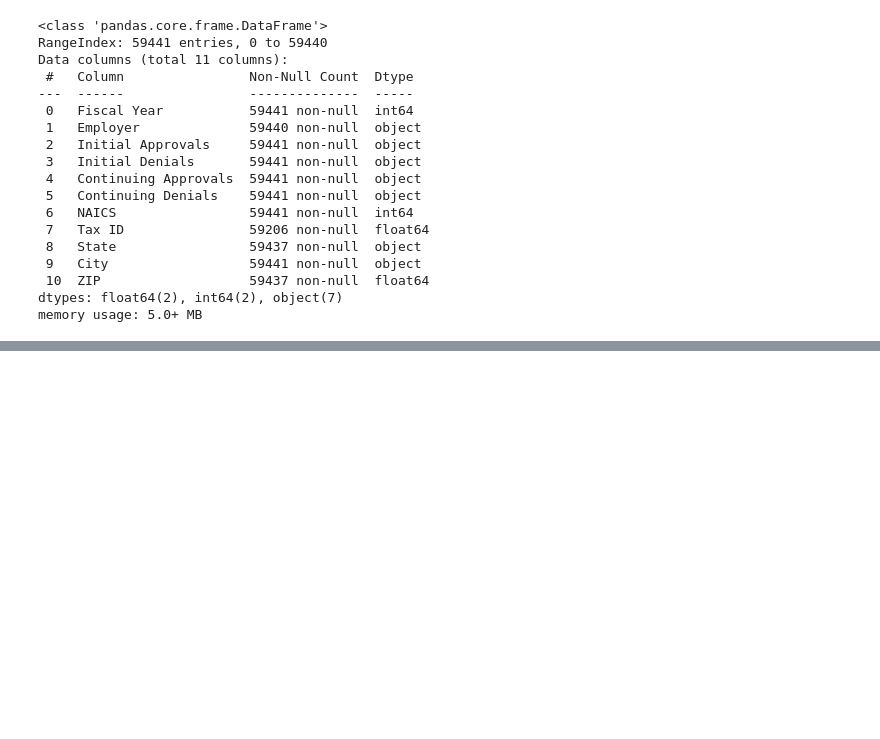
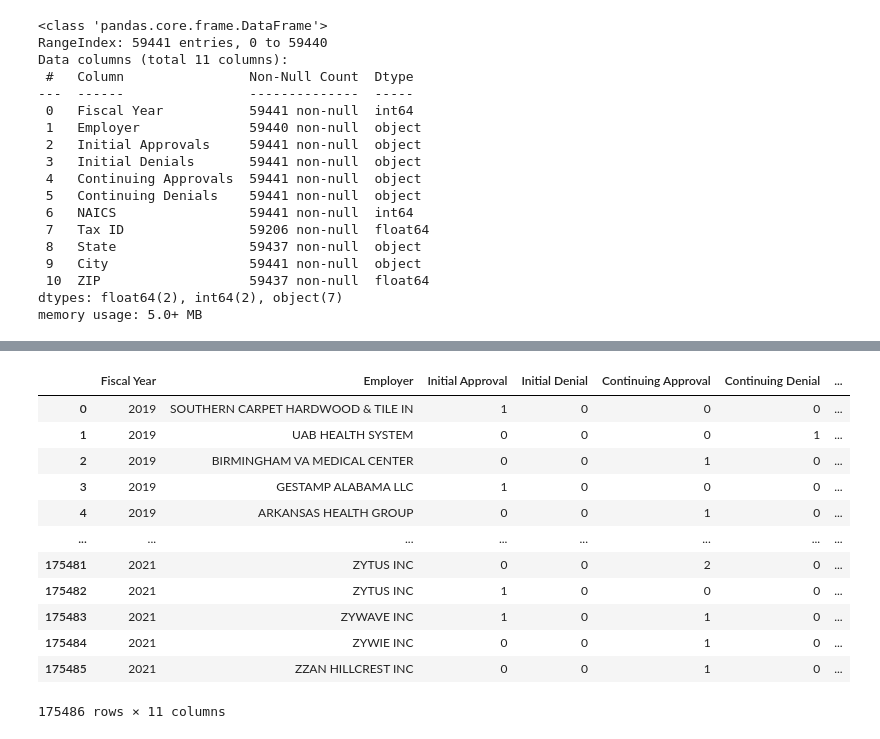
Before and after one commit to Tinashe-04/H1B-data, a Jupyter notebook: H1-BDataExploration.ipynb, the cells around one changed output, grey strips where cells are left out. Cells and saved outputs as stored; diff of their text form; code cells hidden in the pictures; blank space fills up the shorter version.

```diff
--- a/H1-BDataExploration.ipynb
+++ b/H1-BDataExploration.ipynb
@@ -181,0 +285,17 @@ memory usage: 5.0+ MB
+# %%
+data_2020_21 = pd.concat([data_2019_20, data_2021], ignore_index=True)
+data_2020_21
+# %% [output]
+|  | Fiscal Year | Employer | Initial Approval | Initial Denial | Continuing Approval | Continuing Denial | ... |
+| 0 | 2019 | SOUTHERN CARPET HARDWOOD & TILE IN | 1 | 0 | 0 | 0 | ... |
+| 1 | 2019 | UAB HEALTH SYSTEM | 0 | 0 | 0 | 1 | ... |
+| 2 | 2019 | BIRMINGHAM VA MEDICAL CENTER | 0 | 0 | 1 | 0 | ... |
+| 3 | 2019 | GESTAMP ALABAMA LLC | 1 | 0 | 0 | 0 | ... |
+| 4 | 2019 | ARKANSAS HEALTH GROUP | 0 | 0 | 1 | 0 | ... |
+| ... | ... | ... | ... | ... | ... | ... | ... |
+| 175481 | 2021 | ZYTUS INC | 0 | 0 | 2 | 0 | ... |
+| 175482 | 2021 | ZYTUS INC | 1 | 0 | 0 | 0 | ... |
+| 175483 | 2021 | ZYWAVE INC | 1 | 0 | 1 | 0 | ... |
+| 175484 | 2021 | ZYWIE INC | 0 | 0 | 1 | 0 | ... |
+| 175485 | 2021 | ZZAN HILLCREST INC | 0 | 0 | 1 | 0 | ... |
+175486 rows × 11 columns
```
Also changed, not shown: parts of 10 cells of this notebook.
